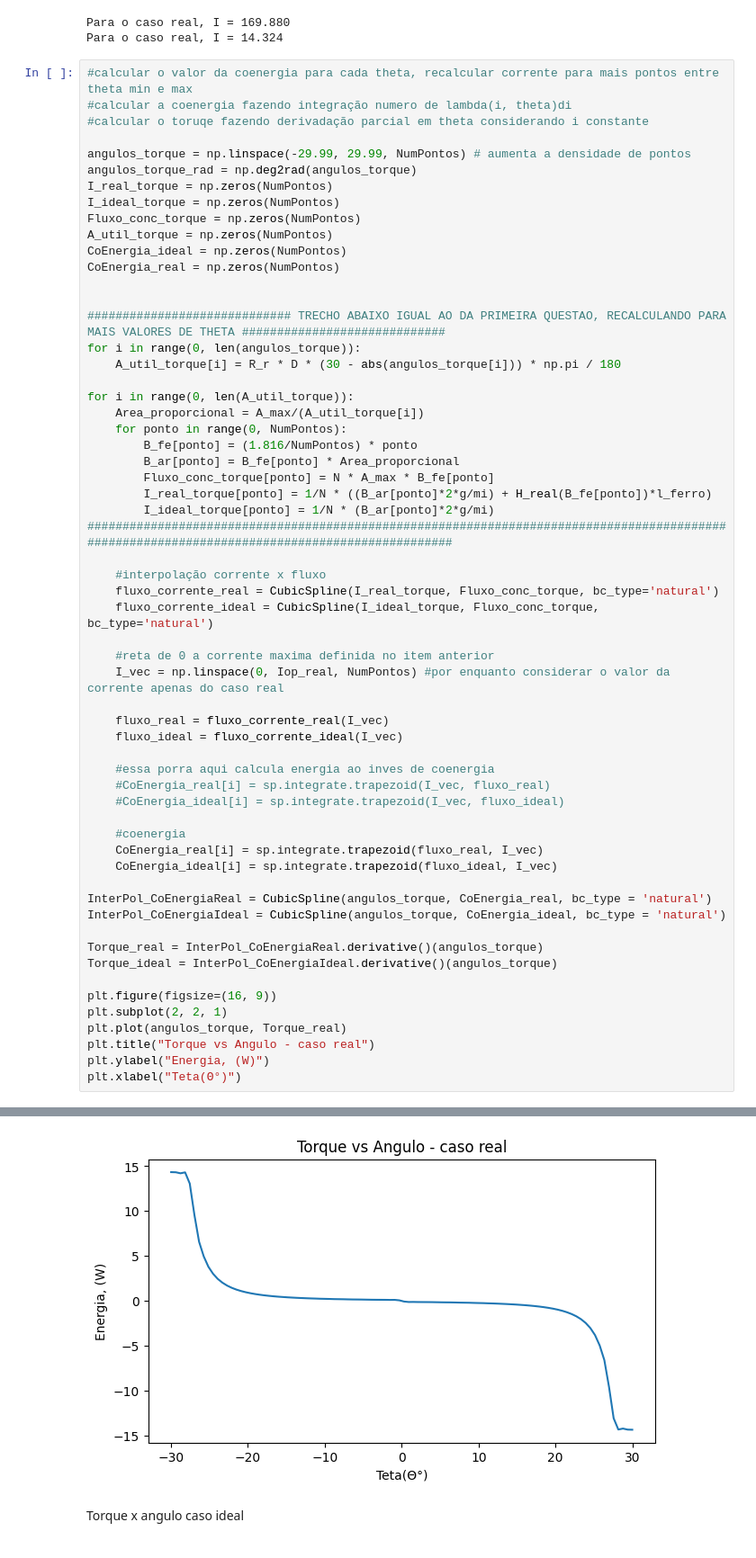
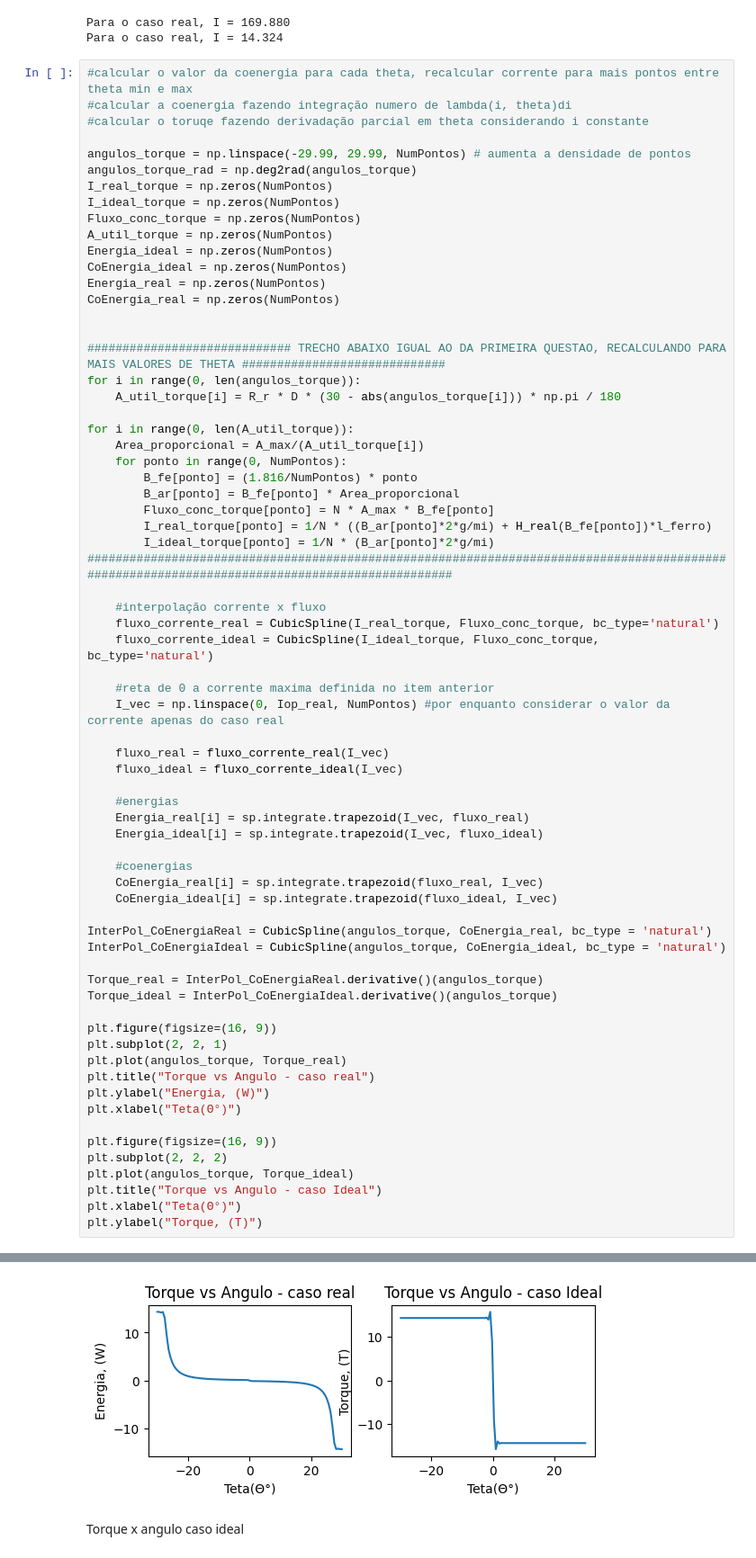
Before and after one commit to leoborgess/conversao-questao2, a Jupyter notebook: questao2.ipynb, the cells around one changed output, grey strips where cells are left out. Shown at 90% size. Saved outputs shown, nothing was run; the diff lists cells and outputs as text.

```diff
--- a/questao2.ipynb
+++ b/questao2.ipynb
@@ -93,7 +94,9 @@ I_real_torque = np.zeros(NumPontos)
 I_ideal_torque = np.zeros(NumPontos)
 Fluxo_conc_torque = np.zeros(NumPontos)
 A_util_torque = np.zeros(NumPontos)
+Energia_ideal = np.zeros(NumPontos)
 CoEnergia_ideal = np.zeros(NumPontos)
+Energia_real = np.zeros(NumPontos)
 CoEnergia_real = np.zeros(NumPontos)
 
 
@@ -121,11 +124,11 @@ for i in range(0, len(A_util_torque)):
     fluxo_real = fluxo_corrente_real(I_vec)
     fluxo_ideal = fluxo_corrente_ideal(I_vec)
 
-    #essa porra aqui calcula energia ao inves de coenergia
-    #CoEnergia_real[i] = sp.integrate.trapezoid(I_vec, fluxo_real)
-    #CoEnergia_ideal[i] = sp.integrate.trapezoid(I_vec, fluxo_ideal)
+    #energias
+    Energia_real[i] = sp.integrate.trapezoid(I_vec, fluxo_real)
+    Energia_ideal[i] = sp.integrate.trapezoid(I_vec, fluxo_ideal)
 
-    #coenergia
+    #coenergias
     CoEnergia_real[i] = sp.integrate.trapezoid(fluxo_real, I_vec)
     CoEnergia_ideal[i] = sp.integrate.trapezoid(fluxo_ideal, I_vec)
 
@@ -141,4 +144,11 @@ plt.plot(angulos_torque, Torque_real)
 plt.title("Torque vs Angulo - caso real")
 plt.ylabel("Energia, (W)")
 plt.xlabel("Teta(Θ°)")
+
+plt.figure(figsize=(16, 9))
+plt.subplot(2, 2, 2)
+plt.plot(angulos_torque, Torque_ideal)
+plt.title("Torque vs Angulo - caso Ideal")
+plt.xlabel("Teta(Θ°)")
+plt.ylabel("Torque, (T)")
 # %% [output]
@@ -146,4 +156,4 @@ Text(0.5, 0, 'Teta(Θ°)')
-[figure, old version]
+[figure, new version]
 # %% [markdown]
 Torque x angulo caso ideal
 # %%
```
Also changed, not shown: parts of 7 cells of this notebook.
